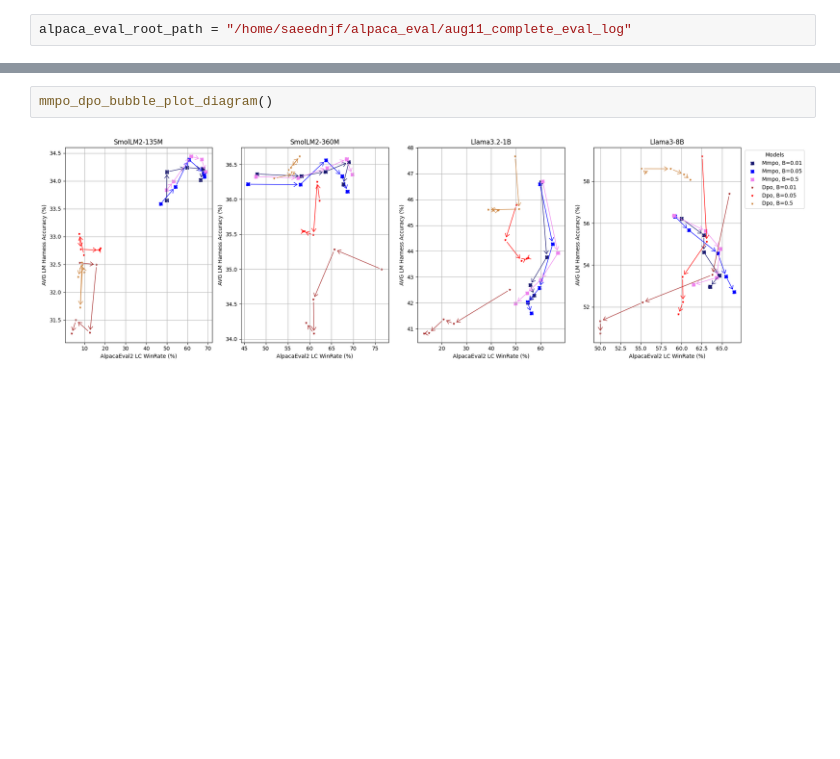
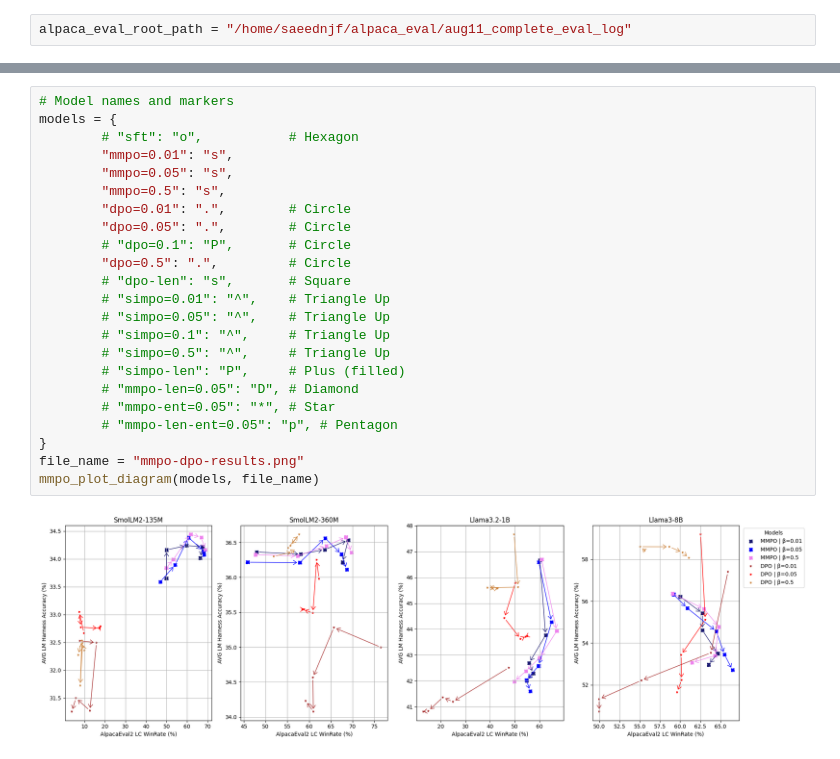
Before and after one commit to SaeedNajafi/alignment-handbook, a Jupyter notebook: lm-harness.ipynb, the cells around one changed output, grey strips where cells are left out. Cells and saved outputs as stored; diff of their text form; blank space fills up the shorter version.

```diff
--- a/lm-harness.ipynb
+++ b/lm-harness.ipynb
@@ -966,5 +535,26 @@ def mmpo_dpo_bubble_plot_diagram():
     plt.show()
-# %%
-mmpo_dpo_bubble_plot_diagram()
-# %% [output]
-[figure, removed]
+# %%
+# Model names and markers
+models = {
+        # "sft": "o",           # Hexagon
+        "mmpo=0.01": "s",
+        "mmpo=0.05": "s",
+        "mmpo=0.5": "s",
+        "dpo=0.01": ".",        # Circle
+        "dpo=0.05": ".",        # Circle
+        # "dpo=0.1": "P",       # Circle
+        "dpo=0.5": ".",         # Circle
+        # "dpo-len": "s",       # Square
+        # "simpo=0.01": "^",    # Triangle Up
+        # "simpo=0.05": "^",    # Triangle Up
+        # "simpo=0.1": "^",     # Triangle Up
+        # "simpo=0.5": "^",     # Triangle Up
+        # "simpo-len": "P",     # Plus (filled)
+        # "mmpo-len=0.05": "D", # Diamond
+        # "mmpo-ent=0.05": "*", # Star
+        # "mmpo-len-ent=0.05": "p", # Pentagon
+}
+file_name = "mmpo-dpo-results.png"
+mmpo_plot_diagram(models, file_name)
+# %% [output]
+[figure, added]
```
Also changed, not shown: parts of 28 cells of this notebook, 2 other files.
